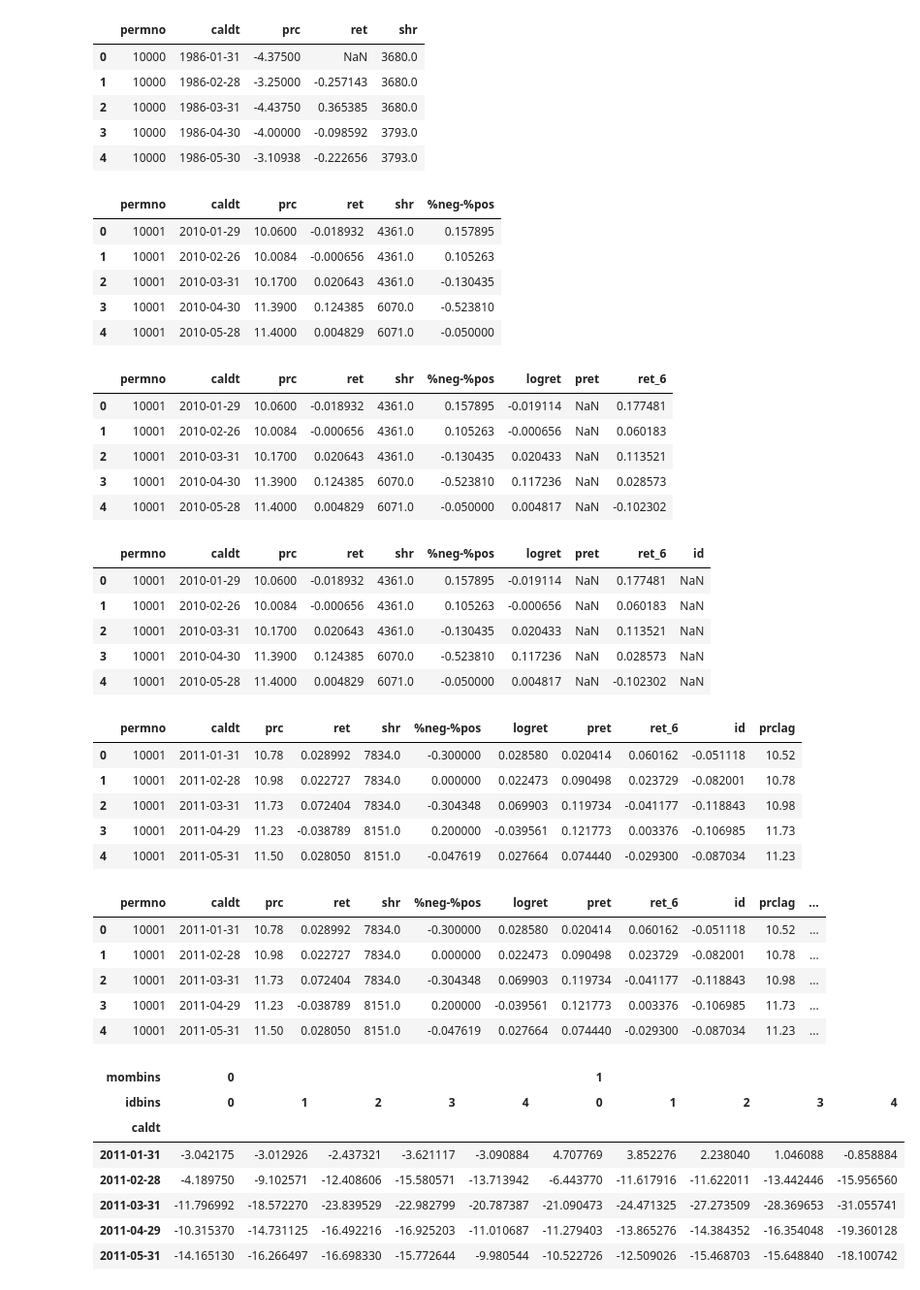
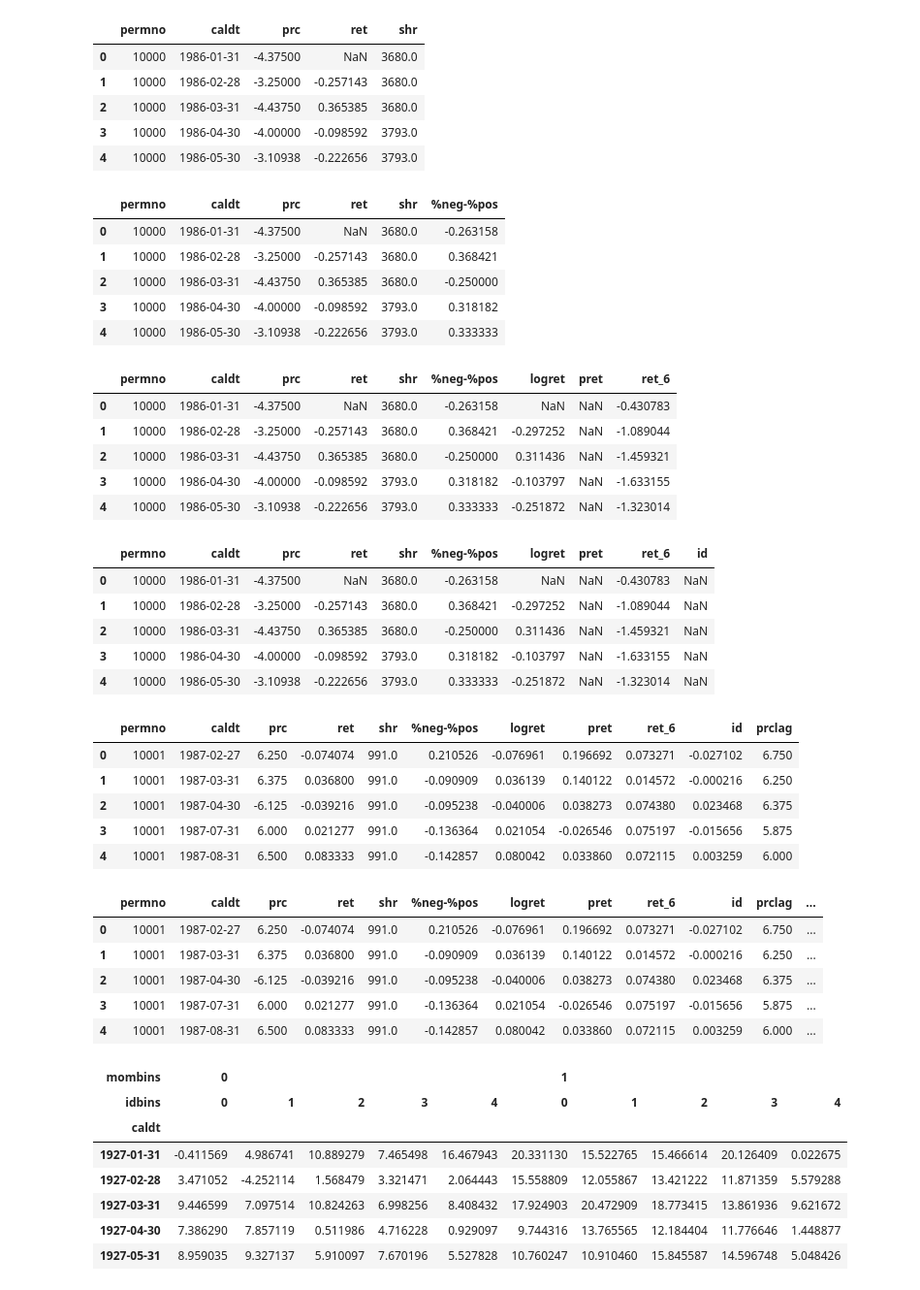
Before and after one commit to andrewhall1124/fip_momentum, a Jupyter notebook: replication.ipynb, the cells around one changed output. Shown at 97% size. Drawn from its saved outputs; the diff is of its cells as text; code cells hidden in the pictures.

```diff
--- a/replication.ipynb
+++ b/replication.ipynb
@@ -7,9 +7,9 @@ import seaborn as sns
 # %%
 # Load daily and monthly crsp data
 
-daily = pd.read_feather("crsp_daily.ftr")
+daily = pd.read_feather("~/Data/crsp_daily.ftr")
 
-monthly = pd.read_feather("crsp_monthly.ftr")
+monthly = pd.read_feather("~/Data/crsp_monthly.ftr")
 
 daily.head()
 # %% [output]
@@ -103,11 +103,11 @@ df = pd.merge(monthly,daily,on=['permno','caldt'],how='inner')
 df.head()
 # %% [output]
 |  | permno | caldt | prc | ret | shr | %neg-%pos |
-| 0 | 10001 | 2010-01-29 | 10.0600 | -0.018932 | 4361.0 | 0.157895 |
-| 1 | 10001 | 2010-02-26 | 10.0084 | -0.000656 | 4361.0 | 0.105263 |
-| 2 | 10001 | 2010-03-31 | 10.1700 | 0.020643 | 4361.0 | -0.130435 |
-| 3 | 10001 | 2010-04-30 | 11.3900 | 0.124385 | 6070.0 | -0.523810 |
-| 4 | 10001 | 2010-05-28 | 11.4000 | 0.004829 | 6071.0 | -0.050000 |
+| 0 | 10000 | 1986-01-31 | -4.37500 | NaN | 3680.0 | -0.263158 |
+| 1 | 10000 | 1986-02-28 | -3.25000 | -0.257143 | 3680.0 | 0.368421 |
+| 2 | 10000 | 1986-03-31 | -4.43750 | 0.365385 | 3680.0 | -0.250000 |
+| 3 | 10000 | 1986-04-30 | -4.00000 | -0.098592 | 3793.0 | 0.318182 |
+| 4 | 10000 | 1986-05-30 | -3.10938 | -0.222656 | 3793.0 | 0.333333 |
 # %%
 # Calculate PRET
 
@@ -125,11 +125,11 @@ df['ret_6'] = df.groupby('permno')['ret_6'].shift(-6)
 df.head()
 # %% [output]
 |  | permno | caldt | prc | ret | shr | %neg-%pos | logret | pret | ret_6 |
-| 0 | 10001 | 2010-01-29 | 10.0600 | -0.018932 | 4361.0 | 0.157895 | -0.019114 | NaN | 0.177481 |
-| 1 | 10001 | 2010-02-26 | 10.0084 | -0.000656 | 4361.0 | 0.105263 | -0.000656 | NaN | 0.060183 |
-| 2 | 10001 | 2010-03-31 | 10.1700 | 0.020643 | 4361.0 | -0.130435 | 0.020433 | NaN | 0.113521 |
-| 3 | 10001 | 2010-04-30 | 11.3900 | 0.124385 | 6070.0 | -0.523810 | 0.117236 | NaN | 0.028573 |
-| 4 | 10001 | 2010-05-28 | 11.4000 | 0.004829 | 6071.0 | -0.050000 | 0.004817 | NaN | -0.102302 |
+| 0 | 10000 | 1986-01-31 | -4.37500 | NaN | 3680.0 | -0.263158 | NaN | NaN | -0.430783 |
+| 1 | 10000 | 1986-02-28 | -3.25000 | -0.257143 | 3680.0 | 0.368421 | -0.297252 | NaN | -1.089044 |
+| 2 | 10000 | 1986-03-31 | -4.43750 | 0.365385 | 3680.0 | -0.250000 | 0.311436 | NaN | -1.459321 |
+| 3 | 10000 | 1986-04-30 | -4.00000 | -0.098592 | 3793.0 | 0.318182 | -0.103797 | NaN | -1.633155 |
+| 4 | 10000 | 1986-05-30 | -3.10938 | -0.222656 | 3793.0 | 0.333333 | -0.251872 | NaN | -1.323014 |
 # %%
 # Calculate ID
 
@@ -143,11 +143,11 @@ df['id'] = np.sign(df['pret']) * df['id']
 df.head()
 # %% [output]
 |  | permno | caldt | prc | ret | shr | %neg-%pos | logret | pret | ret_6 | id |
-| 0 | 10001 | 2010-01-29 | 10.0600 | -0.018932 | 4361.0 | 0.157895 | -0.019114 | NaN | 0.177481 | NaN |
-| 1 | 10001 | 2010-02-26 | 10.0084 | -0.000656 | 4361.0 | 0.105263 | -0.000656 | NaN | 0.060183 | NaN |
-| 2 | 10001 | 2010-03-31 | 10.1700 | 0.020643 | 4361.0 | -0.130435 | 0.020433 | NaN | 0.113521 | NaN |
-| 3 | 10001 | 2010-04-30 | 11.3900 | 0.124385 | 6070.0 | -0.523810 | 0.117236 | NaN | 0.028573 | NaN |
-| 4 | 10001 | 2010-05-28 | 11.4000 | 0.004829 | 6071.0 | -0.050000 | 0.004817 | NaN | -0.102302 | NaN |
+| 0 | 10000 | 1986-01-31 | -4.37500 | NaN | 3680.0 | -0.263158 | NaN | NaN | -0.430783 | NaN |
+| 1 | 10000 | 1986-02-28 | -3.25000 | -0.257143 | 3680.0 | 0.368421 | -0.297252 | NaN | -1.089044 | NaN |
+| 2 | 10000 | 1986-03-31 | -4.43750 | 0.365385 | 3680.0 | -0.250000 | 0.311436 | NaN | -1.459321 | NaN |
+| 3 | 10000 | 1986-04-30 | -4.00000 | -0.098592 | 3793.0 | 0.318182 | -0.103797 | NaN | -1.633155 | NaN |
+| 4 | 10000 | 1986-05-30 | -3.10938 | -0.222656 | 3793.0 | 0.333333 | -0.251872 | NaN | -1.323014 | NaN |
 # %%
 # Filter by prc >= 5 and days that features are NaN
 
@@ -158,11 +158,11 @@ df = df.query("pret == pret and id == id and prclag >= 5").reset_index(drop=True
 df.head()
 # %% [output]
 |  | permno | caldt | prc | ret | shr | %neg-%pos | logret | pret | ret_6 | id | prclag |
-| 0 | 10001 | 2011-01-31 | 10.78 | 0.028992 | 7834.0 | -0.300000 | 0.028580 | 0.020414 | 0.060162 | -0.051118 | 10.52 |
-| 1 | 10001 | 2011-02-28 | 10.98 | 0.022727 | 7834.0 | 0.000000 | 0.022473 | 0.090498 | 0.023729 | -0.082001 | 10.78 |
-| 2 | 10001 | 2011-03-31 | 11.73 | 0.072404 | 7834.0 | -0.304348 | 0.069903 | 0.119734 | -0.041177 | -0.118843 | 10.98 |
-| 3 | 10001 | 2011-04-29 | 11.23 | -0.038789 | 8151.0 | 0.200000 | -0.039561 | 0.121773 | 0.003376 | -0.106985 | 11.73 |
-| 4 | 10001 | 2011-05-31 | 11.50 | 0.028050 | 8151.0 | -0.047619 | 0.027664 | 0.074440 | -0.029300 | -0.087034 | 11.23 |
+| 0 | 10001 | 1987-02-27 | 6.250 | -0.074074 | 991.0 | 0.210526 | -0.076961 | 0.196692 | 0.073271 | -0.027102 | 6.750 |
+| 1 | 10001 | 1987-03-31 | 6.375 | 0.036800 | 991.0 | -0.090909 | 0.036139 | 0.140122 | 0.014572 | -0.000216 | 6.250 |
+| 2 | 10001 | 1987-04-30 | -6.125 | -0.039216 | 991.0 | -0.095238 | -0.040006 | 0.038273 | 0.074380 | 0.023468 | 6.375 |
+| 3 | 10001 | 1987-07-31 | 6.000 | 0.021277 | 991.0 | -0.136364 | 0.021054 | -0.026546 | 0.075197 | -0.015656 | 5.875 |
+| 4 | 10001 | 1987-08-31 | 6.500 | 0.083333 | 991.0 | -0.142857 | 0.080042 | 0.033860 | 0.072115 | 0.003259 | 6.000 |
 # %%
 # Bin on momentum first and then ID
 
@@ -173,29 +173,29 @@ df['idbins'] = df.groupby(['caldt','mombins'])['id'].transform(lambda x: pd.qcut
 df.head()
 # %% [output]
 |  | permno | caldt | prc | ret | shr | %neg-%pos | logret | pret | ret_6 | id | prclag | ... |
-| 0 | 10001 | 2011-01-31 | 10.78 | 0.028992 | 7834.0 | -0.300000 | 0.028580 | 0.020414 | 0.060162 | -0.051118 | 10.52 | ... |
-| 1 | 10001 | 2011-02-28 | 10.98 | 0.022727 | 7834.0 | 0.000000 | 0.022473 | 0.090498 | 0.023729 | -0.082001 | 10.78 | ... |
-| 2 | 10001 | 2011-03-31 | 11.73 | 0.072404 | 7834.0 | -0.304348 | 0.069903 | 0.119734 | -0.041177 | -0.118843 | 10.98 | ... |
-| 3 | 10001 | 2011-04-29 | 11.23 | -0.038789 | 8151.0 | 0.200000 | -0.039561 | 0.121773 | 0.003376 | -0.106985 | 11.73 | ... |
-| 4 | 10001 | 2011-05-31 | 11.50 | 0.028050 | 8151.0 | -0.047619 | 0.027664 | 0.074440 | -0.029300 | -0.087034 | 11.23 | ... |
+| 0 | 10001 | 1987-02-27 | 6.250 | -0.074074 | 991.0 | 0.210526 | -0.076961 | 0.196692 | 0.073271 | -0.027102 | 6.750 | ... |
+| 1 | 10001 | 1987-03-31 | 6.375 | 0.036800 | 991.0 | -0.090909 | 0.036139 | 0.140122 | 0.014572 | -0.000216 | 6.250 | ... |
+| 2 | 10001 | 1987-04-30 | -6.125 | -0.039216 | 991.0 | -0.095238 | -0.040006 | 0.038273 | 0.074380 | 0.023468 | 6.375 | ... |
+| 3 | 10001 | 1987-07-31 | 6.000 | 0.021277 | 991.0 | -0.136364 | 0.021054 | -0.026546 | 0.075197 | -0.015656 | 5.875 | ... |
+| 4 | 10001 | 1987-08-31 | 6.500 | 0.083333 | 991.0 | -0.142857 | 0.080042 | 0.033860 | 0.072115 | 0.003259 | 6.000 | ... |
 # %%
 # Form portfolios on momentum and ID bins
 
-port = df.groupby(['caldt', 'mombins', 'idbins'])['ret_6'].mean().unstack(level=['mombins', 'idbins'])*100
+port_6 = df.groupby(['caldt', 'mombins', 'idbins'])['ret_6'].mean().unstack(level=['mombins', 'idbins'])*100
 
 # Drop the days that we don't know the 6 month holding period return
-port = port.dropna()
+port_6 = port_6.dropna()
 
-port.head()
+port_6.head()
 # %% [output]
 | mombins | 0 |  |  |  |  | 1 |  |  |  |  |
 | idbins | 0 | 1 | 2 | 3 | 4 | 0 | 1 | 2 | 3 | 4 |
 | caldt |  |  |  |  |  |  |  |  |  |  |
-| 2011-01-31 | -3.042175 | -3.012926 | -2.437321 | -3.621117 | -3.090884 | 4.707769 | 3.852276 | 2.238040 | 1.046088 | -0.858884 |
-| 2011-02-28 | -4.189750 | -9.102571 | -12.408606 | -15.580571 | -13.713942 | -6.443770 | -11.617916 | -11.622011 | -13.442446 | -15.956560 |
-| 2011-03-31 | -11.796992 | -18.572270 | -23.839529 | -22.982799 | -20.787387 | -21.090473 | -24.471325 | -27.273509 | -28.369653 | -31.055741 |
-| 2011-04-29 | -10.315370 | -14.731125 | -16.492216 | -16.925203 | -11.010687 | -11.279403 | -13.865276 | -14.384352 | -16.354048 | -19.360128 |
-| 2011-05-31 | -14.165130 | -16.266497 | -16.698330 | -15.772644 | -9.980544 | -10.522726 | -12.509026 | -15.468703 | -15.648840 | -18.100742 |
+| 1927-01-31 | -0.411569 | 4.986741 | 10.889279 | 7.465498 | 16.467943 | 20.331130 | 15.522765 | 15.466614 | 20.126409 | 0.022675 |
+| 1927-02-28 | 3.471052 | -4.252114 | 1.568479 | 3.321471 | 2.064443 | 15.558809 | 12.055867 | 13.421222 | 11.871359 | 5.579288 |
+| 1927-03-31 | 9.446599 | 7.097514 | 10.824263 | 6.998256 | 8.408432 | 17.924903 | 20.472909 | 18.773415 | 13.861936 | 9.621672 |
+| 1927-04-30 | 7.386290 | 7.857119 | 0.511986 | 4.716228 | 0.929097 | 9.744316 | 13.765565 | 12.184404 | 11.776646 | 1.448877 |
+| 1927-05-31 | 8.959035 | 9.327137 | 5.910097 | 7.670196 | 5.527828 | 10.760247 | 10.910460 | 15.845587 | 14.596748 | 5.048426 |
 # %%
 # Summarize each portfolios performance using the BYU Finance library
 
```
Also changed, not shown: parts of 8 cells of this notebook, 2 other files.
